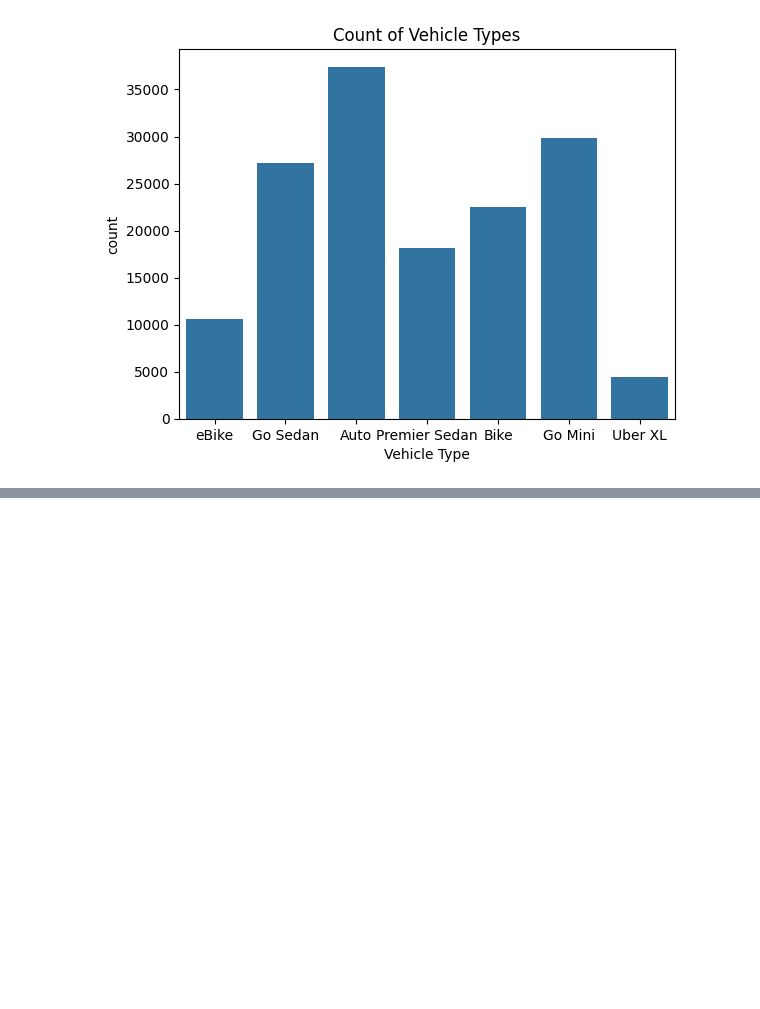
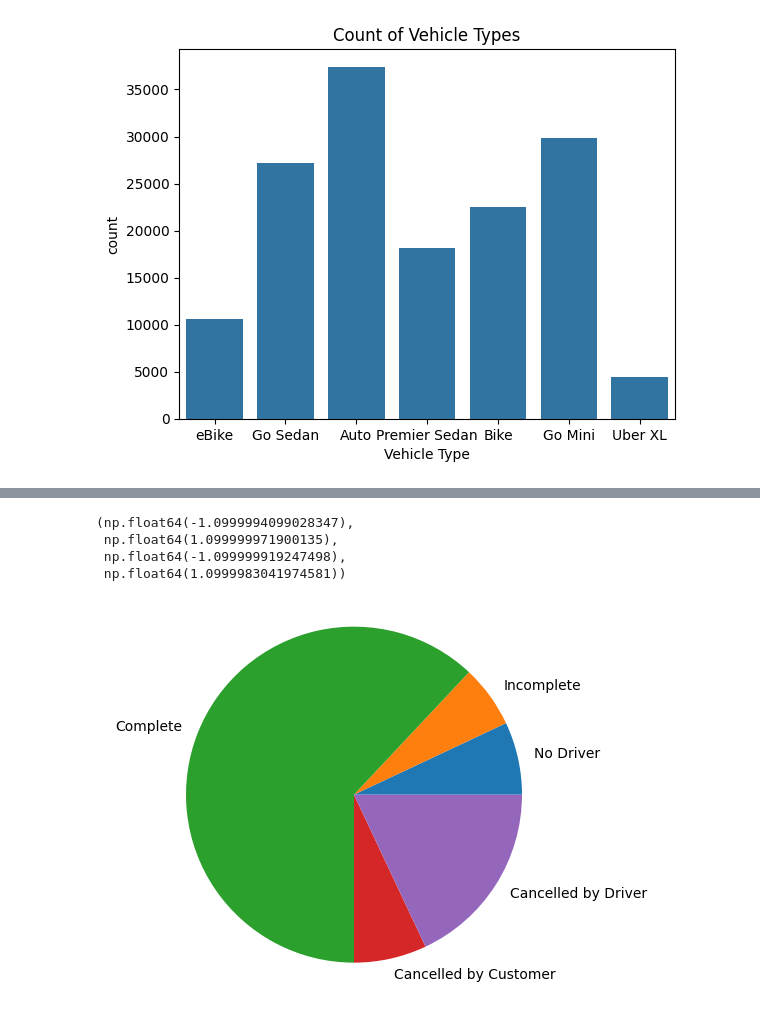
Before and after one commit to build-summer-2025/async-final-project-purple-ruion, a Jupyter notebook: final_project_example.ipynb, the cells around one changed output, grey strips where cells are left out. Cells and saved outputs as stored; diff of their text form; code cells hidden in the pictures; blank space fills up the shorter version.

```diff
--- a/final_project_example.ipynb
+++ b/final_project_example.ipynb
@@ -32,0 +40,18 @@ Text(0.5, 1.0, 'Count of Vehicle Types')
+# %%
+num_no_driv = sum(uber_df['Booking Status'].str.contains('No Driver Found'))
+num_incomplete = sum(uber_df['Booking Status'].str.contains('Incomplete'))
+num_complete = sum(uber_df['Booking Status'].str.contains('Complete'))
+num_can_cust = sum(uber_df['Booking Status'].str.contains('Cancelled by Customer'))
+num_can_driv = sum(uber_df['Booking Status'].str.contains('Cancelled by Driver'))
+
+num_of = [num_no_driv, num_incomplete, num_complete, num_can_cust, num_can_driv]
+labels = ['No Driver', 'Incomplete', 'Complete', 'Cancelled by Customer', 'Cancelled by Driver']
+
+plt.pie(num_of, labels=labels)
+plt.axis('equal')
+# %% [output]
+(np.float64(-1.0999994099028347),
+ np.float64(1.099999971900135),
+ np.float64(-1.099999919247498),
+ np.float64(1.0999983041974581))
+[figure, added]
```
Also changed, not shown: parts of 1 cell of this notebook, 3 other files.
